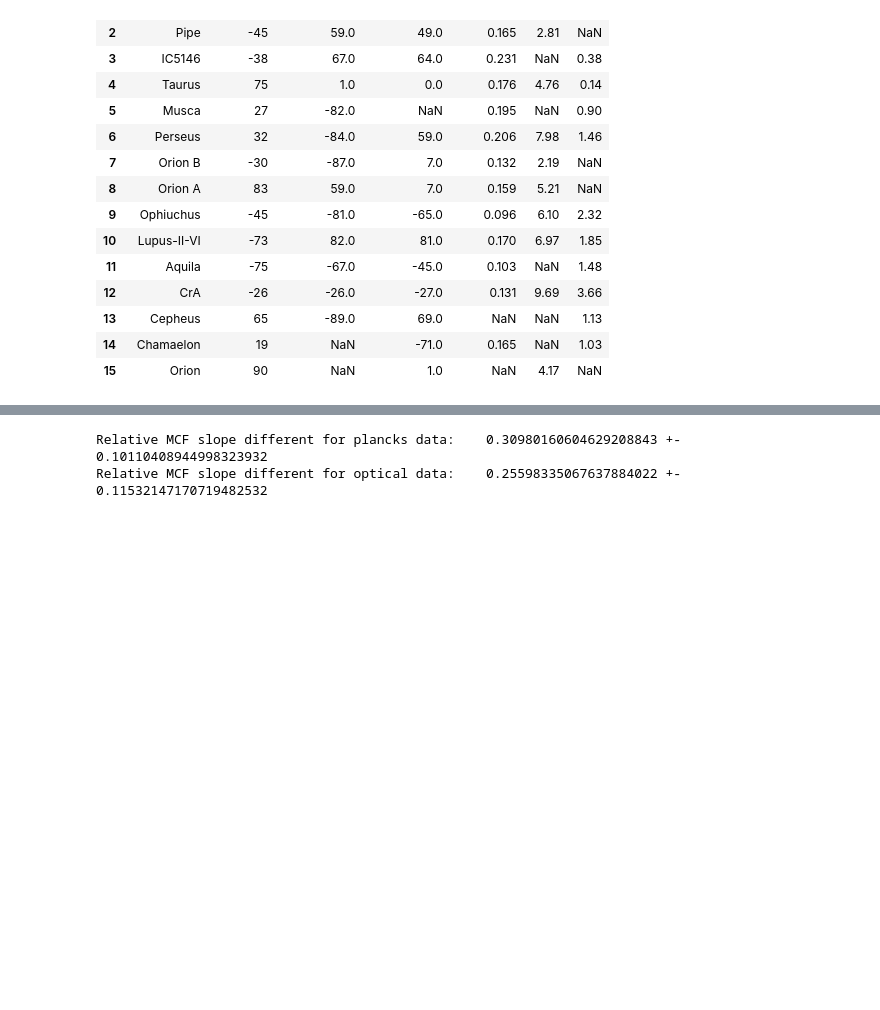
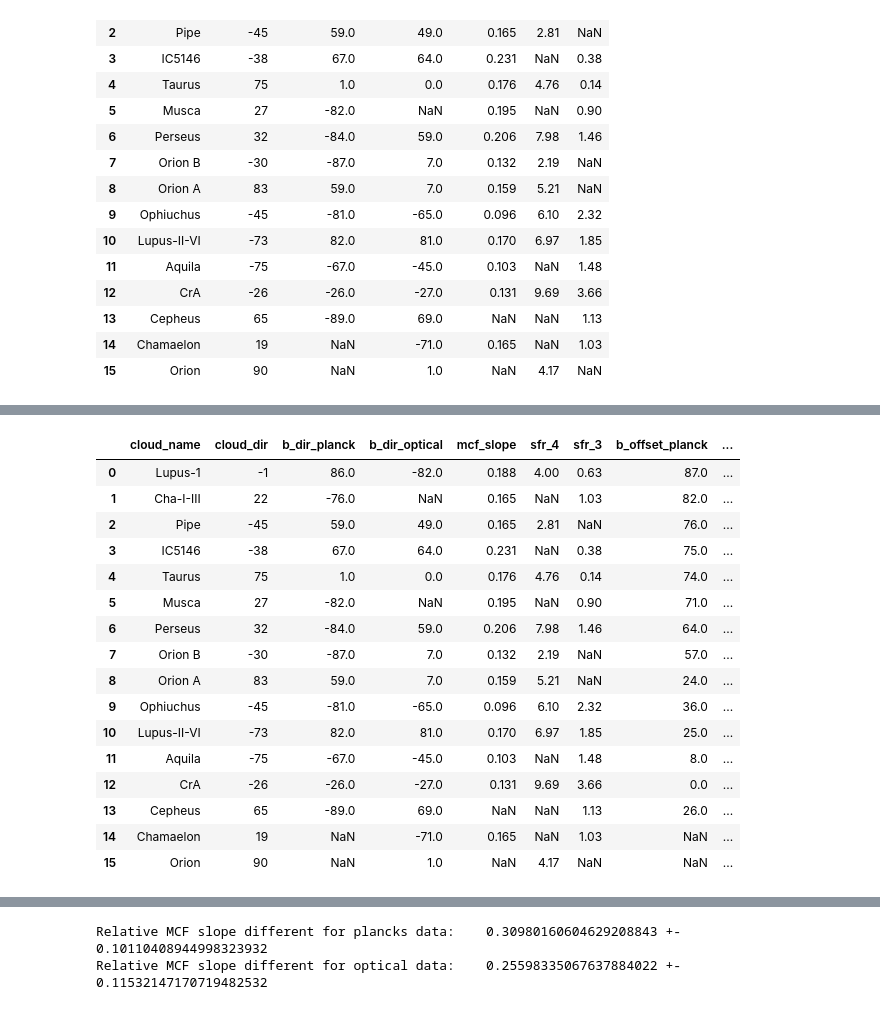
Before and after one commit to HinnyTsang/mcf_project, a Jupyter notebook: observations/read_observation.ipynb, the cells around one changed output, grey strips where cells are left out. Cells and saved outputs as stored; diff of their text form; code cells hidden in the pictures; blank space fills up the shorter version.

```diff
--- a/observations/read_observation.ipynb
+++ b/observations/read_observation.ipynb
@@ -189,3 +189,23 @@ obs['sfr_4_norm'] = obs['sfr_4'] / np.mean(obs['sfr_4'])
 obs['sfr_3_norm'] = obs['sfr_3'] / np.mean(obs['sfr_3'])
 
 obs['sfr_comb'] = np.nanmean([obs['sfr_4_norm'], obs['sfr_3_norm']], axis=0)
+# %%
+obs
+# %% [output]
+|  | cloud_name | cloud_dir | b_dir_planck | b_dir_optical | mcf_slope | sfr_4 | sfr_3 | b_offset_planck | ... |
+| 0 | Lupus-1 | -1 | 86.0 | -82.0 | 0.188 | 4.00 | 0.63 | 87.0 | ... |
+| 1 | Cha-I-III | 22 | -76.0 | NaN | 0.165 | NaN | 1.03 | 82.0 | ... |
+| 2 | Pipe | -45 | 59.0 | 49.0 | 0.165 | 2.81 | NaN | 76.0 | ... |
+| 3 | IC5146 | -38 | 67.0 | 64.0 | 0.231 | NaN | 0.38 | 75.0 | ... |
+| 4 | Taurus | 75 | 1.0 | 0.0 | 0.176 | 4.76 | 0.14 | 74.0 | ... |
+| 5 | Musca | 27 | -82.0 | NaN | 0.195 | NaN | 0.90 | 71.0 | ... |
+| 6 | Perseus | 32 | -84.0 | 59.0 | 0.206 | 7.98 | 1.46 | 64.0 | ... |
+| 7 | Orion B | -30 | -87.0 | 7.0 | 0.132 | 2.19 | NaN | 57.0 | ... |
+| 8 | Orion A | 83 | 59.0 | 7.0 | 0.159 | 5.21 | NaN | 24.0 | ... |
+| 9 | Ophiuchus | -45 | -81.0 | -65.0 | 0.096 | 6.10 | 2.32 | 36.0 | ... |
+| 10 | Lupus-II-VI | -73 | 82.0 | 81.0 | 0.170 | 6.97 | 1.85 | 25.0 | ... |
+| 11 | Aquila | -75 | -67.0 | -45.0 | 0.103 | NaN | 1.48 | 8.0 | ... |
+| 12 | CrA | -26 | -26.0 | -27.0 | 0.131 | 9.69 | 3.66 | 0.0 | ... |
+| 13 | Cepheus | 65 | -89.0 | 69.0 | NaN | NaN | 1.13 | 26.0 | ... |
+| 14 | Chamaelon | 19 | NaN | -71.0 | 0.165 | NaN | 1.03 | NaN | ... |
+| 15 | Orion | 90 | NaN | 1.0 | NaN | 4.17 | NaN | NaN | ... |
```
Also changed, not shown: parts of 3 cells of this notebook, 5 other files.
